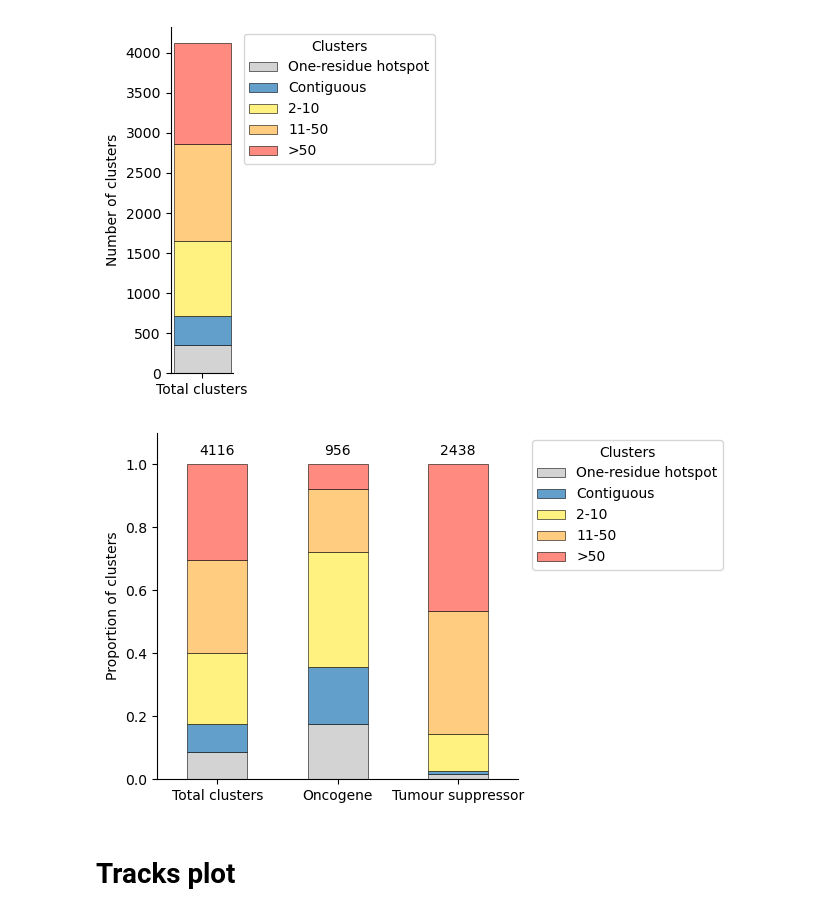
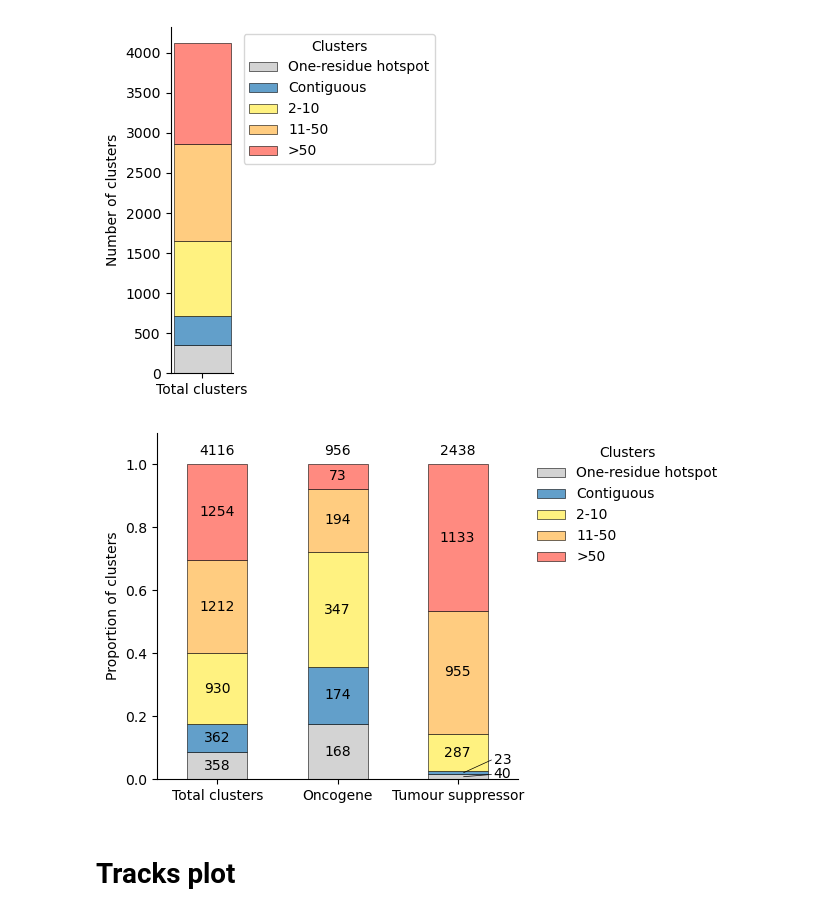
Before and after one commit to bbglab/oncodrive3d_paper, a Jupyter notebook: review_01/distance_analysis/distance_analysis.ipynb, the cells around one changed output. Drawn from its saved outputs; the diff is of its cells as text; code cells hidden in the pictures.

```diff
--- a/review_01/distance_analysis/distance_analysis.ipynb
+++ b/review_01/distance_analysis/distance_analysis.ipynb
@@ -467,46 +467,101 @@ pivot_filt = (
     .reindex(columns=labels, fill_value=0)
 )
 
-# 4. Compute proportions
+# 4. Compute proportions for the two groups
 prop = pivot_filt.div(pivot_filt.sum(axis=1), axis=0)
 
-# 5. Compute total counts (from the full df) and append
+# 5. Compute total counts (from the full df) and append to prop
 total_counts = df_distance['dist_bin'].value_counts().reindex(labels, fill_value=0)
 prop.loc['Total clusters'] = total_counts / total_counts.sum()
 
-# 6. Re-order so Total is first
+# 6. Re-order so 'Total clusters' is first
 order = ['Total clusters'] + keep
 prop = prop.reindex(order)
+
+# — NOW insert sub-bar annotation prep before plotting —
+
+# Build counts_df to mirror prop but holding raw counts
+counts_df = pivot_filt.copy()
+counts_df.loc['Total clusters'] = total_counts
+counts_df = counts_df.reindex(order)
 
 # 7. Plot
 fig, ax = plt.subplots(figsize=(6.5, 4))
 prop.plot(
     kind='bar',
     stacked=True,
     color=[color_map[l] for l in labels],
     edgecolor='black',
     lw=0.4,
     ax=ax
 )
 
-# 8. Annotate raw totals
+# 8. Annotate each sub-bar with its raw count,
+#    moving tiny ones on the right with connector lines,
+#    and lifting them by different amounts
+threshold = 0.05            # proportion below which we pull labels out
+offsets   = [0.007, 0.04]   # y-offsets for the 1st and 2nd tiny labels
+small_idx = 0               # counter for how many we’ve shifted
+
+for x, row in enumerate(counts_df.index):
+    bottom = 0
+    for label in labels:
+        height = prop.loc[row, label]
+        count  = counts_df.loc[row, label]
+        if count > 0:
+            # segment midpoint
+            y_mid = bottom + height/2
+
+            if height < threshold and row == 'Tumour suppressor':
+                # bump this label up
+                small_idx += 1
+                dy = offsets[small_idx-1] if small_idx <= len(offsets) else offsets[-1]
+                y_text = y_mid + dy
+                x_text = x + 0.3
+
+                # draw text
+                ax.text(
+                    x_text, y_text,
+                    str(int(count)),
+                    ha='left', va='center',
+                    fontsize=10
+                )
+                # connector from segment midpoint up to text
+                ax.plot(
+                    [x + 0.05, x_text - 0.02],
+                    [y_mid, y_text],
+                    color='black', lw=0.5
+                )
+            else:
+                # normal centered label
+                ax.text(
+                    x, y_mid,
+                    str(int(count)),
+                    ha='center', va='center',
+                    fontsize=10,
+                    color='black'
+                )
+        bottom += height
+
+
+# 9. Annotate total counts on top of each bar
 totals = [total_counts.sum()] + pivot_filt.sum(axis=1).reindex(keep).tolist()
 for x, total in enumerate(totals):
     ax.text(x, 1.02, str(int(total)), ha='center', va='bottom')
 
-# 9. Style
+# 10. Styling
 ax.set_ylabel('Proportion of clusters')
 ax.set_xlabel(None)
 ax.set_ylim(0,1.1)
 ax.set_xticklabels(order, rotation=0)
 ax.spines['top'].set_visible(False)
 ax.spines['right'].set_visible(False)
-ax.legend(title='Clusters', bbox_to_anchor=(1.02,1), loc='upper left')
+ax.legend(title='Clusters', bbox_to_anchor=(1.02,1), loc='upper left', frameon=False)
 
 plt.tight_layout()
 plt.show()
 # %% [output]
-[figure, old version]
+[figure, new version]
 # %% [markdown]
 # Tracks plot
 # %%
```
Also changed, not shown: parts of 3 cells of this notebook.
